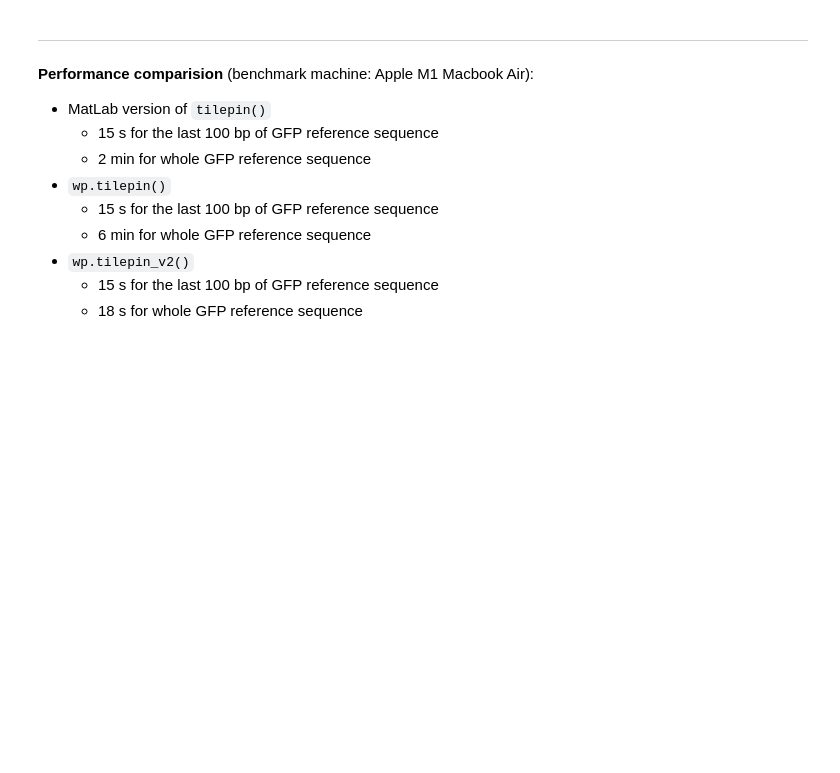
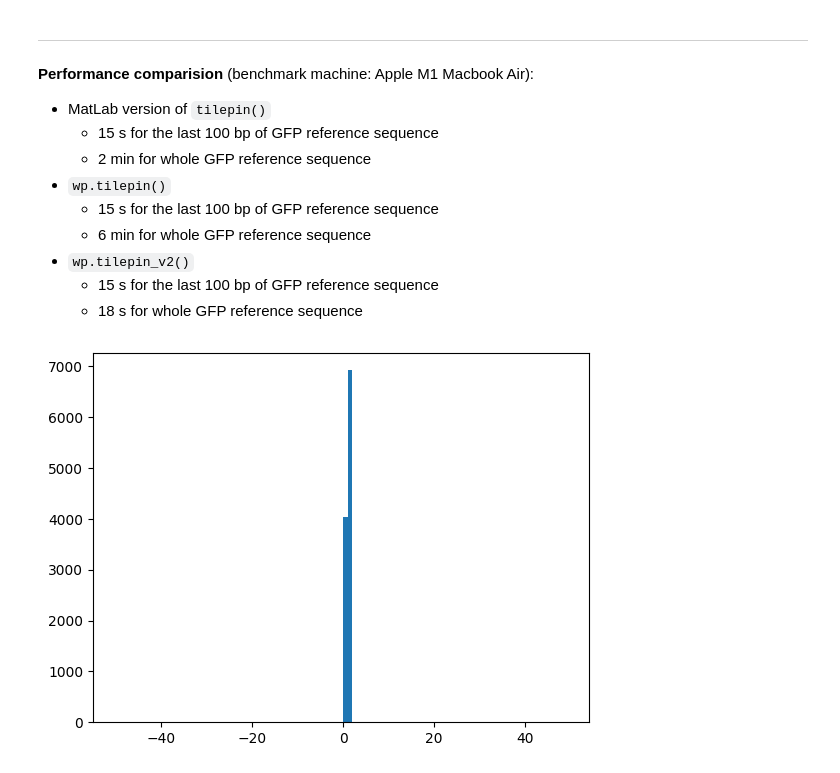
Before and after one commit to cbashorlab/WIMPY, a Jupyter notebook: example_script_python.ipynb, the cells around one changed output. Drawn from its saved outputs; the diff is of its cells as text; code cells hidden in the pictures; blank space fills up the shorter version.

```diff
--- a/example_script_python.ipynb
+++ b/example_script_python.ipynb
@@ -308,6 +373,8 @@ np.min(all_100k_variants, axis=0), np.max(all_100k_variants, axis=0)
 # %%
 _, positionsGFP1, _ = wp.tilepin(reads_correct, GFP, thresh=0.03, verbose=True)
 _, positionsGFP2, _ = wp.tilepin_v2(reads_correct, GFP, thresh=0.03, verbose=True)
 plt.figure()
-plt.hist(positionsGFP1 - positionsGFP2, bins=np.arange(-50, 50), cumulative=True)
+plt.hist(positionsGFP1 - positionsGFP2, bins=np.arange(-50, 50))
 plt.show()
+# %% [output]
+[figure, added]
```
Also changed, not shown: parts of 14 cells of this notebook, 2 other files.
